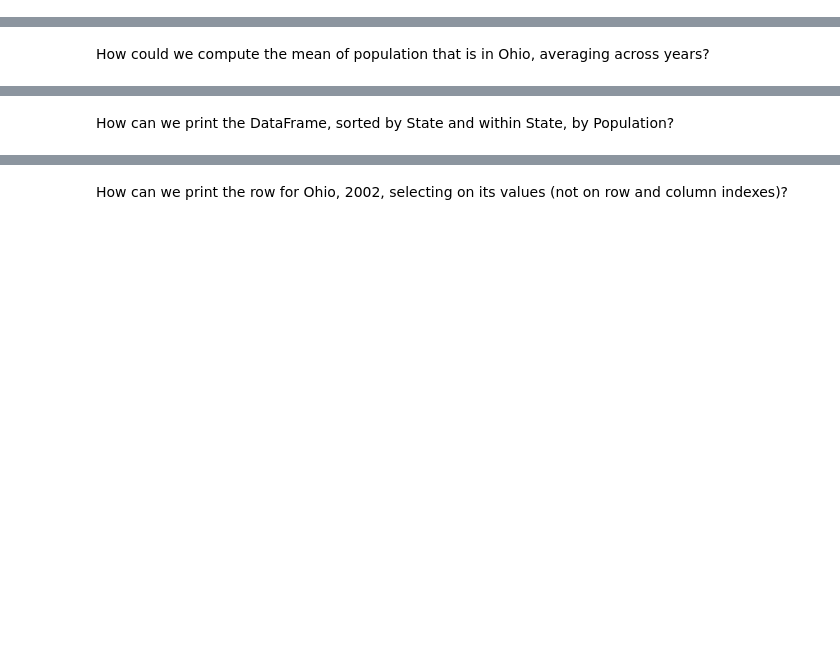
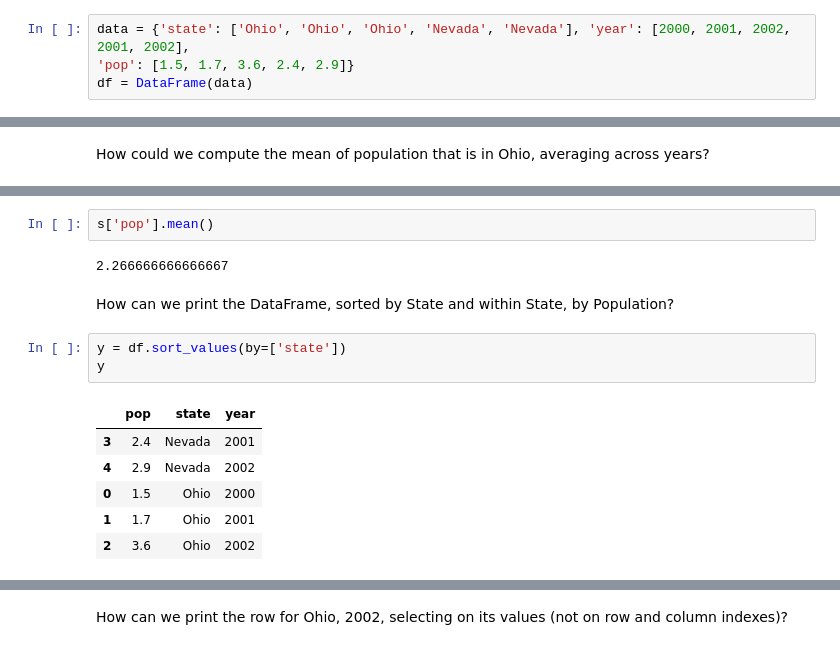
Before and after one commit to FRA228/ce599, a Jupyter notebook: 06-Pandas Basics Part 2/Basic-Operations-Using-Pandas.ipynb, the cells around one changed output, grey strips where cells are left out. Cells and saved outputs as stored; diff of their text form; blank space fills up the shorter version.

```diff
--- a/06-Pandas Basics Part 2/Basic-Operations-Using-Pandas.ipynb
+++ b/06-Pandas Basics Part 2/Basic-Operations-Using-Pandas.ipynb
@@ -476,2 +575,6 @@ How can we compute a Boolean array indicating whether the state is 'Ohio'?
 # %% [markdown]
 How can we select and print just the rows for Ohio?
+# %%
+data = {'state': ['Ohio', 'Ohio', 'Ohio', 'Nevada', 'Nevada'], 'year': [2000, 2001, 2002, 2001, 2002],
+'pop': [1.5, 1.7, 3.6, 2.4, 2.9]}
+df = DataFrame(data)
@@ -484,2 +625,16 @@ How could we compute the mean of population that is in Ohio, averaging across ye
+# %%
+s['pop'].mean()
+# %% [output]
+2.266666666666667
 # %% [markdown]
 How can we print the DataFrame, sorted by State and within State, by Population?
+# %%
+y = df.sort_values(by=['state'])
+y
+# %% [output]
+|  | pop | state | year |
+| 3 | 2.4 | Nevada | 2001 |
+| 4 | 2.9 | Nevada | 2002 |
+| 0 | 1.5 | Ohio | 2000 |
+| 1 | 1.7 | Ohio | 2001 |
+| 2 | 3.6 | Ohio | 2002 |
```
Also changed, not shown: parts of 30 cells of this notebook.
